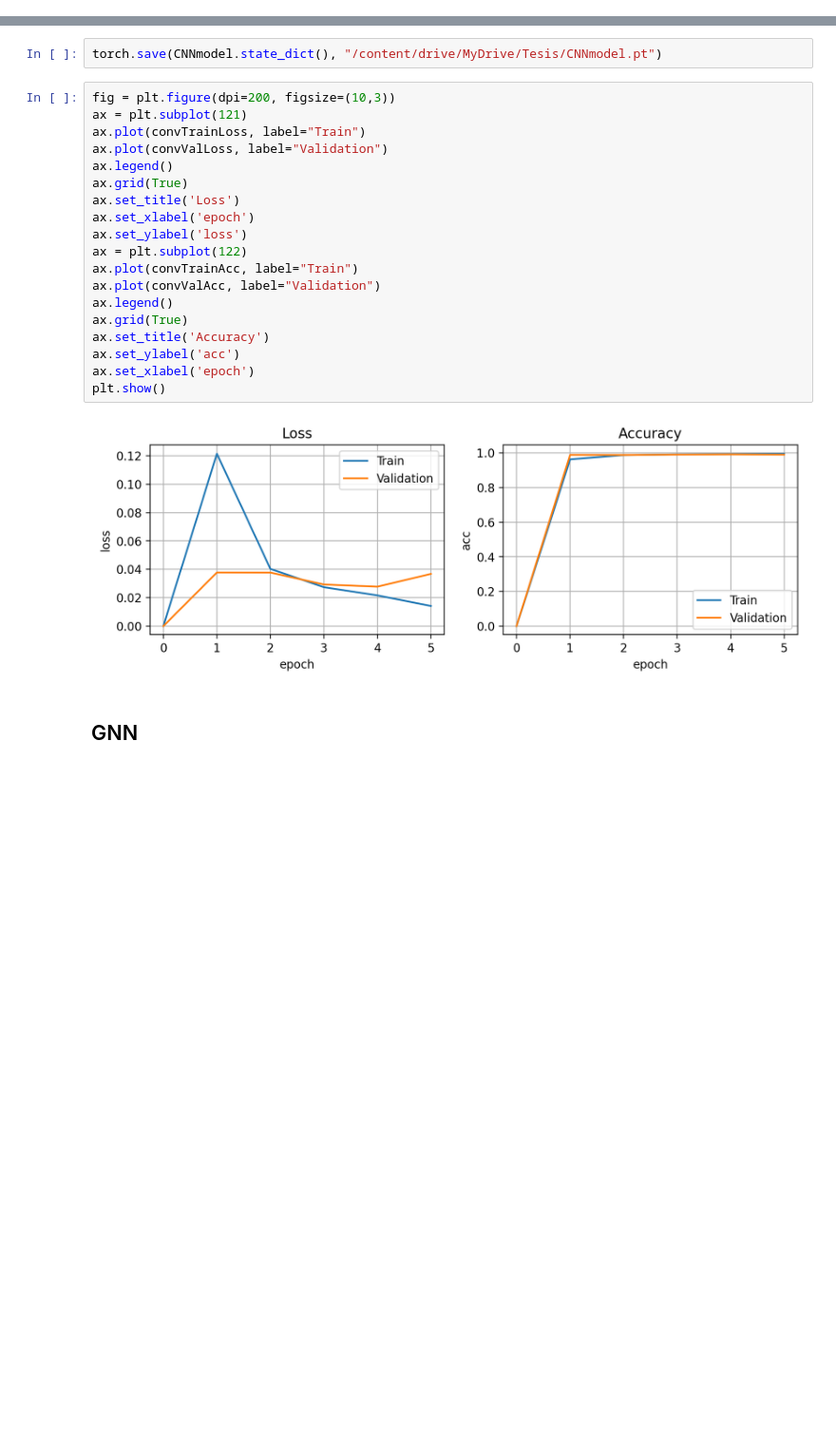
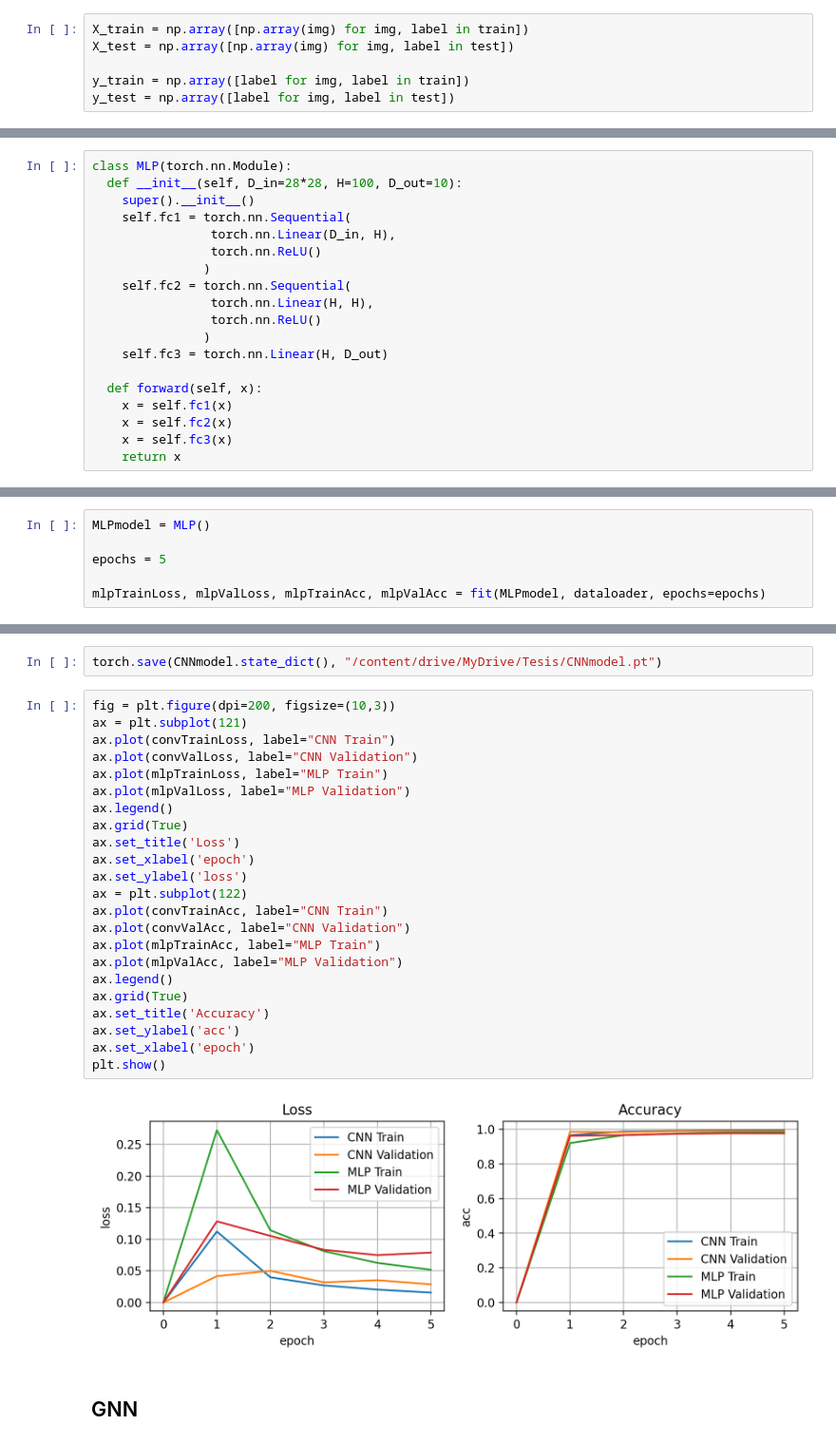
Before and after one commit to jesusmiguel123/Tesis, a Jupyter notebook: Tesis.ipynb, the cells around one changed output, grey strips where cells are left out. Shown: that part at 95% size. Cells and saved outputs as stored; diff of their text form; blank space fills up the shorter version.

```diff
--- a/Tesis.ipynb
+++ b/Tesis.ipynb
@@ -41,0 +63,6 @@ device = 'cuda' if torch.cuda.is_available() else 'cpu'
+# %%
+X_train = np.array([np.array(img) for img, label in train])
+X_test = np.array([np.array(img) for img, label in test])
+
+y_train = np.array([label for img, label in train])
+y_test = np.array([label for img, label in test])
@@ -41,0 +88,19 @@ device = 'cuda' if torch.cuda.is_available() else 'cpu'
+# %%
+class MLP(torch.nn.Module):
+  def __init__(self, D_in=28*28, H=100, D_out=10):
+    super().__init__()
+    self.fc1 = torch.nn.Sequential(
+                torch.nn.Linear(D_in, H),
+                torch.nn.ReLU()
+               )
+    self.fc2 = torch.nn.Sequential(
+                torch.nn.Linear(H, H),
+                torch.nn.ReLU()
+               )
+    self.fc3 = torch.nn.Linear(H, D_out)
+
+  def forward(self, x):
+    x = self.fc1(x)
+    x = self.fc2(x)
+    x = self.fc3(x)
+    return x
@@ -41,0 +146,6 @@ device = 'cuda' if torch.cuda.is_available() else 'cpu'
+# %%
+MLPmodel = MLP()
+
+epochs = 5
+
+mlpTrainLoss, mlpValLoss, mlpTrainAcc, mlpValAcc = fit(MLPmodel, dataloader, epochs=epochs)
@@ -149,24 +288,28 @@ torch.save(CNNmodel.state_dict(), "/content/drive/MyDrive/Tesis/CNNmodel.pt")
 # %%
 fig = plt.figure(dpi=200, figsize=(10,3))
 ax = plt.subplot(121)
-ax.plot(convTrainLoss, label="Train")
-ax.plot(convValLoss, label="Validation")
+ax.plot(convTrainLoss, label="CNN Train")
+ax.plot(convValLoss, label="CNN Validation")
+ax.plot(mlpTrainLoss, label="MLP Train")
+ax.plot(mlpValLoss, label="MLP Validation")
 ax.legend()
 ax.grid(True)
 ax.set_title('Loss')
 ax.set_xlabel('epoch')
 ax.set_ylabel('loss')
 ax = plt.subplot(122)
-ax.plot(convTrainAcc, label="Train")
-ax.plot(convValAcc, label="Validation")
+ax.plot(convTrainAcc, label="CNN Train")
+ax.plot(convValAcc, label="CNN Validation")
+ax.plot(mlpTrainAcc, label="MLP Train")
+ax.plot(mlpValAcc, label="MLP Validation")
 ax.legend()
 ax.grid(True)
 ax.set_title('Accuracy')
 ax.set_ylabel('acc')
 ax.set_xlabel('epoch')
 plt.show()
 # %% [output]
-[figure, old version]
+[figure, new version]
 # %% [markdown]
 ## GNN
 # %%
```
Also changed, not shown: parts of 15 cells of this notebook, 8 other files.
